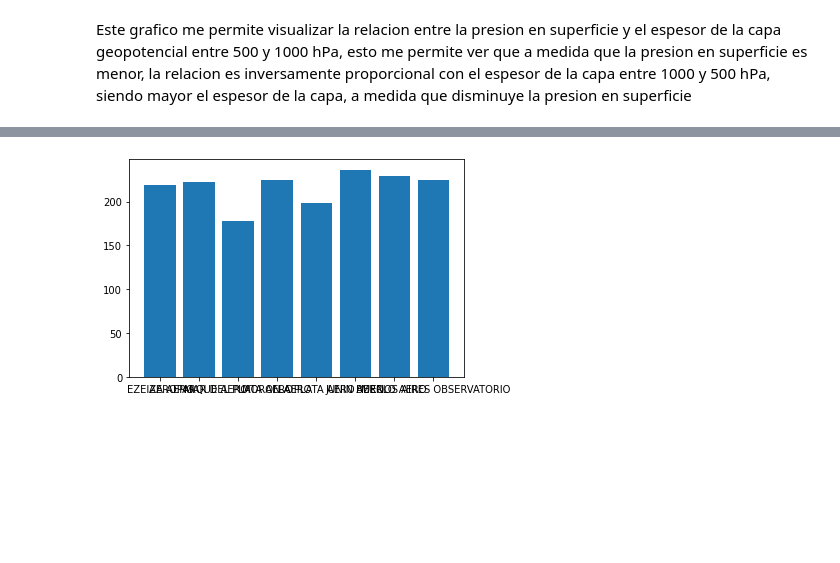
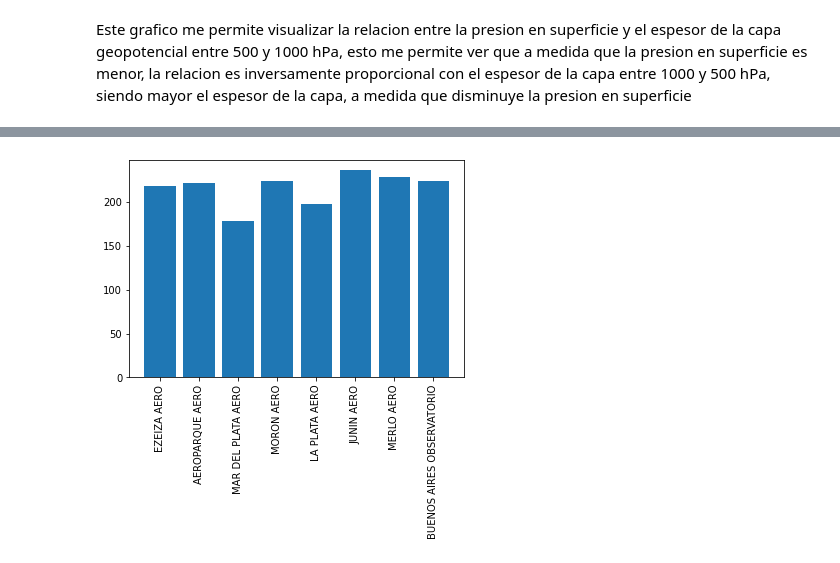
Before and after one commit to luisalfonso634/C2-G13-m, a Jupyter notebook: WeatherDataSet_2.ipynb, the cells around one changed output, grey strips where cells are left out. Saved outputs shown, nothing was run; the diff lists cells and outputs as text; code cells hidden in the pictures; blank space fills up the shorter version.

```diff
--- a/WeatherDataSet_2.ipynb
+++ b/WeatherDataSet_2.ipynb
@@ -364,7 +376,8 @@ Este grafico me permite visualizar la relacion entre la presion en superficie y
 # %%
 plt.bar(df['Nombre_Estacio'],df['precip_24h:mm'])
+plt.xticks(rotation=90)
 plt.show()
 # %% [output]
-[figure, old version]
+[figure, new version]
 # %%
 plt.bar(df['Nombre_Estacio'],df['sfc_pressure:hPa'])
```
Also changed, not shown: parts of 4 cells of this notebook.
